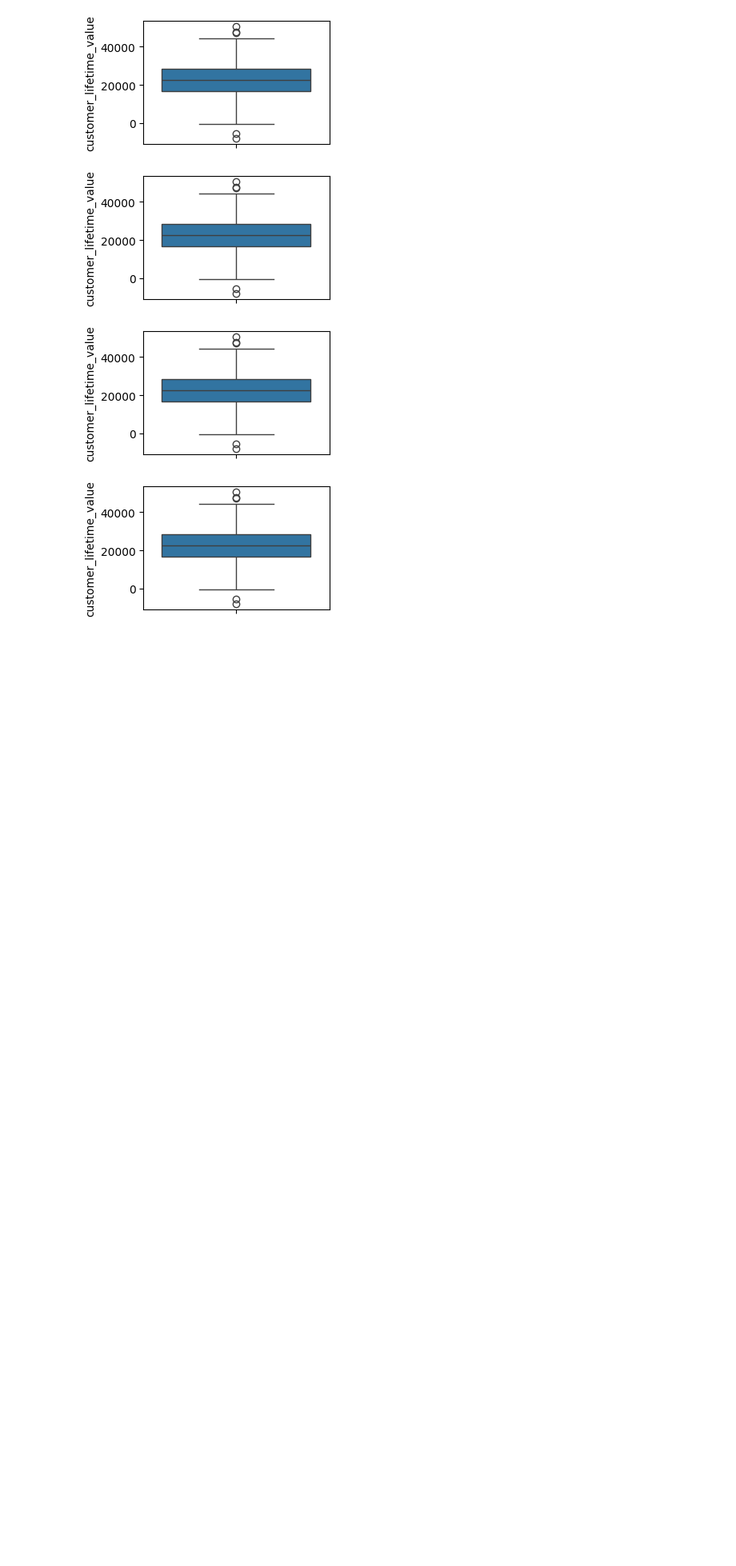
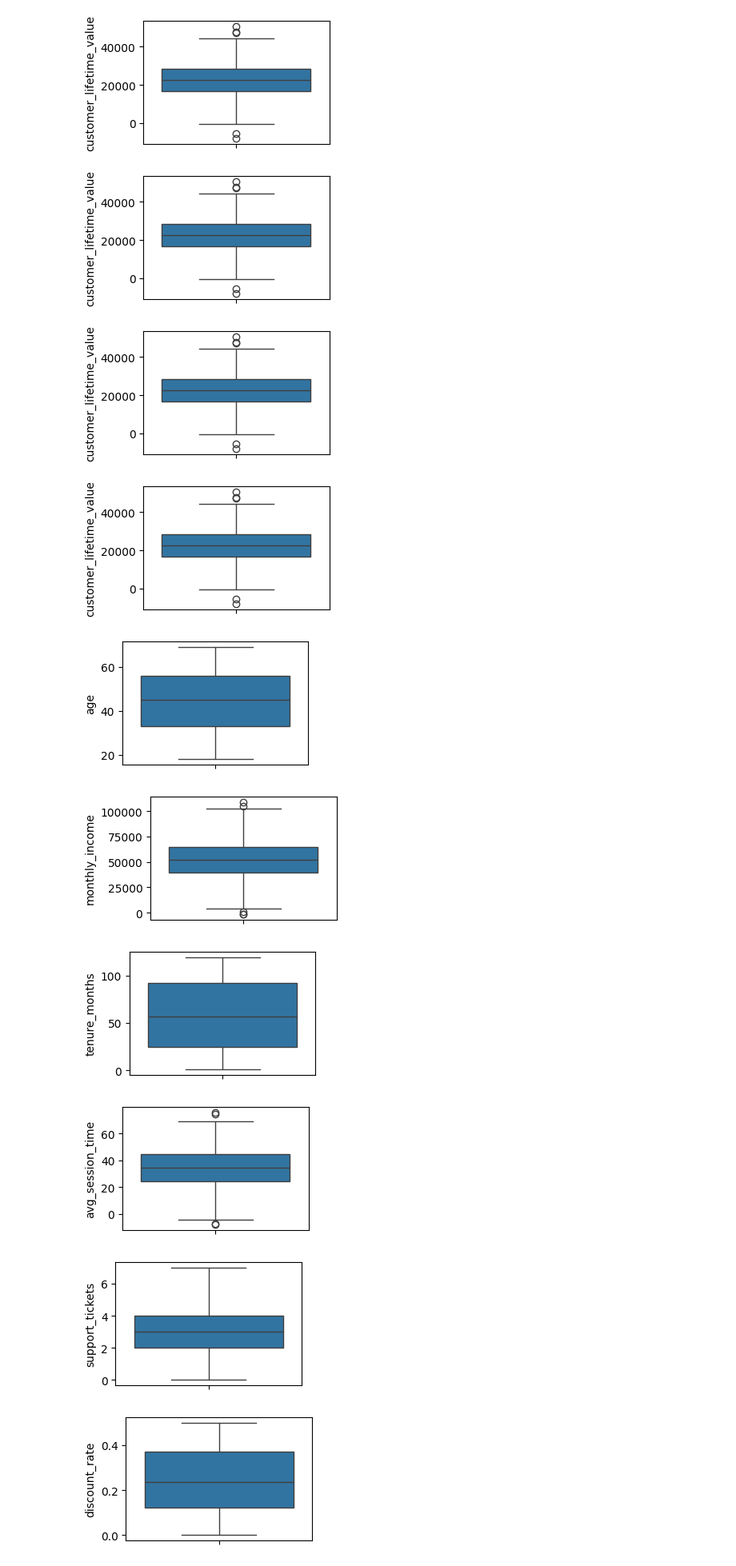
Before and after one commit to Md-Maruf-1727/Machine-Learning-Algorithms, a Jupyter notebook: Regularization (not a algorithm) technique/Customer sales prediction/code.ipynb, the cells around one changed output. Shown at 80% size. Cells and saved outputs as stored; diff of their text form; code cells hidden in the pictures; blank space fills up the shorter version.

```diff
--- a/Regularization (not a algorithm) technique/Customer sales prediction/code.ipynb
+++ b/Regularization (not a algorithm) technique/Customer sales prediction/code.ipynb
@@ -159,3 +159,31 @@ for col2 in df:
 [figure]
 [figure]
 [figure]
+# %%
+#removing outlier using z score
+def outlier1(df, col3):
+    mean_val = df[col3].mean()
+    std_val = df[col3].std()
+
+    z_score = (df[col3] - mean_val) / std_val
+
+    return df[(z_score >= -3) & (z_score <= 3)]
+# %%
+sel_columns = df.drop(['customer_lifetime_value'], axis=1)
+# %%
+df_clean = df.copy()
+# %%
+for col4 in sel_columns:
+    df_clean = outlier1(df_clean, col4)
+# %%
+for col5 in sel_columns:
+    plt.figure(figsize=(3,2))
+    sns.boxplot(df_clean[col5])
+    plt.show()
+# %% [output]
+[figure, added]
+[figure, added]
+[figure, added]
+[figure, added]
+[figure, added]
+[figure, added]
```
Also changed, not shown: parts of 1 cell of this notebook.
